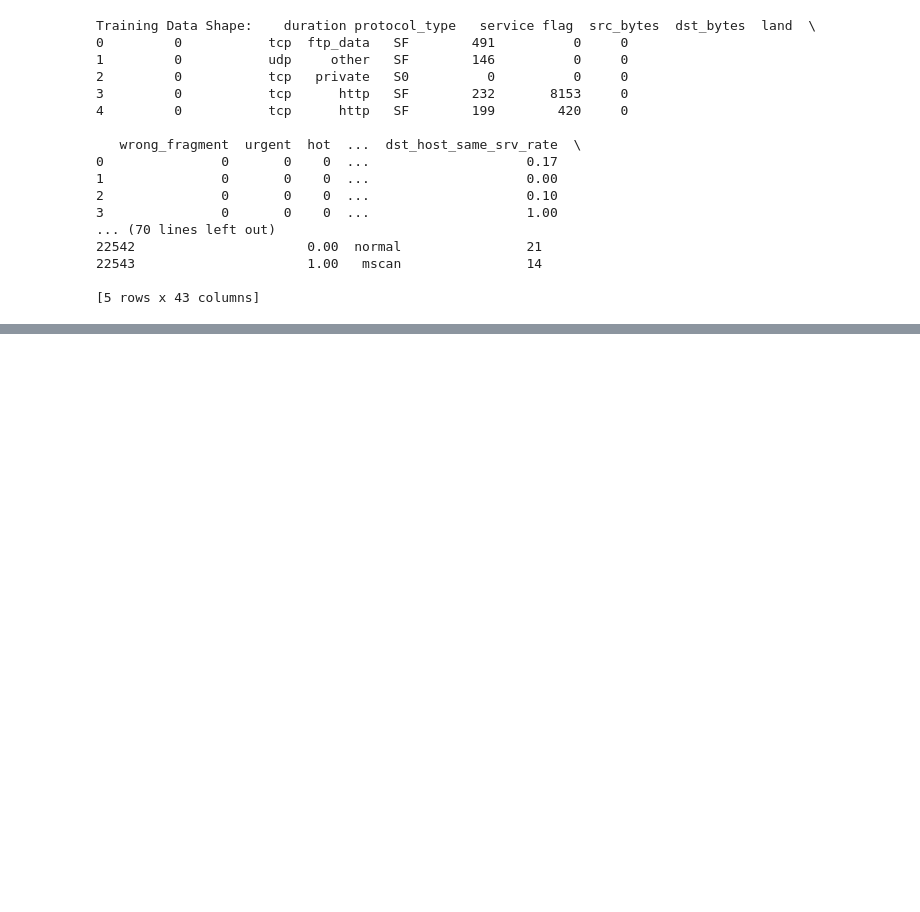
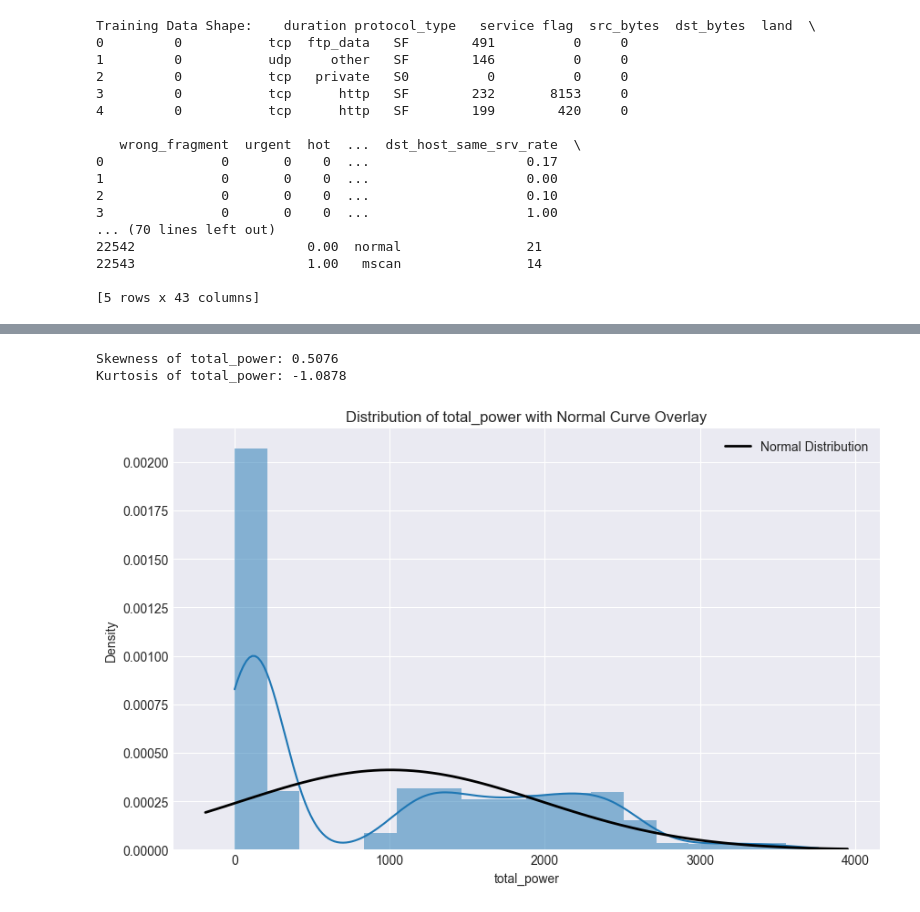
Before and after one commit to mailech/SentinelNet-AI-Powered-Network-Intrusion-Detection-System-, a Jupyter notebook: WorkForce.ipynb, the cells around one changed output, grey strips where cells are left out. Cells and saved outputs as stored; diff of their text form; code cells hidden in the pictures; blank space fills up the shorter version.

```diff
--- a/WorkForce.ipynb
+++ b/WorkForce.ipynb
@@ -139,0 +186,20 @@ color = pallet.get(color,#B47t5)
+# %%
+import os
+
+# Construct path to data
+base_dir = os.path.dirname(os.getcwd())
+data_path = os.path.join(base_dir, 'data', 'raw', 'energy_data.csv')
+
+# Check if running from notebook dir or project root
+if not os.path.exists(data_path):
+    # Fallback for direct path if needed
+    data_path = r'c:\Users\SRIDHAR RAO\OneDrive\Desktop\1711\energy_consumption_project\data\raw\energy_data.csv'
+
+print(f"Loading data from: {data_path}")
+df = pd.read_csv(data_path)
+df['timestamp'] = pd.to_datetime(df['timestamp'])
+df.set_index('timestamp', inplace=True)
+df.sort_index(inplace=True)
+
+print("Data loaded successfully. Shape:", df.shape)
+df.head()
@@ -139,0 +216,25 @@ color = pallet.get(color,#B47t5)
+# %%
+target_col = 'total_power'
+
+# Calculate Skewness and Kurtosis
+skewness = df[target_col].skew()
+kurtosis = df[target_col].kurtosis()
+
+print(f"Skewness of {target_col}: {skewness:.4f}")
+print(f"Kurtosis of {target_col}: {kurtosis:.4f}")
+
+# Visualize Distribution with KDE
+plt.figure(figsize=(10, 6))
+sns.histplot(df[target_col], kde=True, stat="density", linewidth=0)
+# Overlay Normal Distribution for comparison
+xmin, xmax = plt.xlim()
+x = np.linspace(xmin, xmax, 100)
+p = stats.norm.pdf(x, df[target_col].mean(), df[target_col].std())
+plt.plot(x, p, 'k', linewidth=2, label='Normal Distribution')
+plt.title(f'Distribution of {target_col} with Normal Curve Overlay')
+plt.legend()
+plt.show()
+# %% [output]
+Skewness of total_power: 0.5076
+Kurtosis of total_power: -1.0878
+[figure, added]
```
Also changed, not shown: parts of 12 cells of this notebook, 2 other files.
